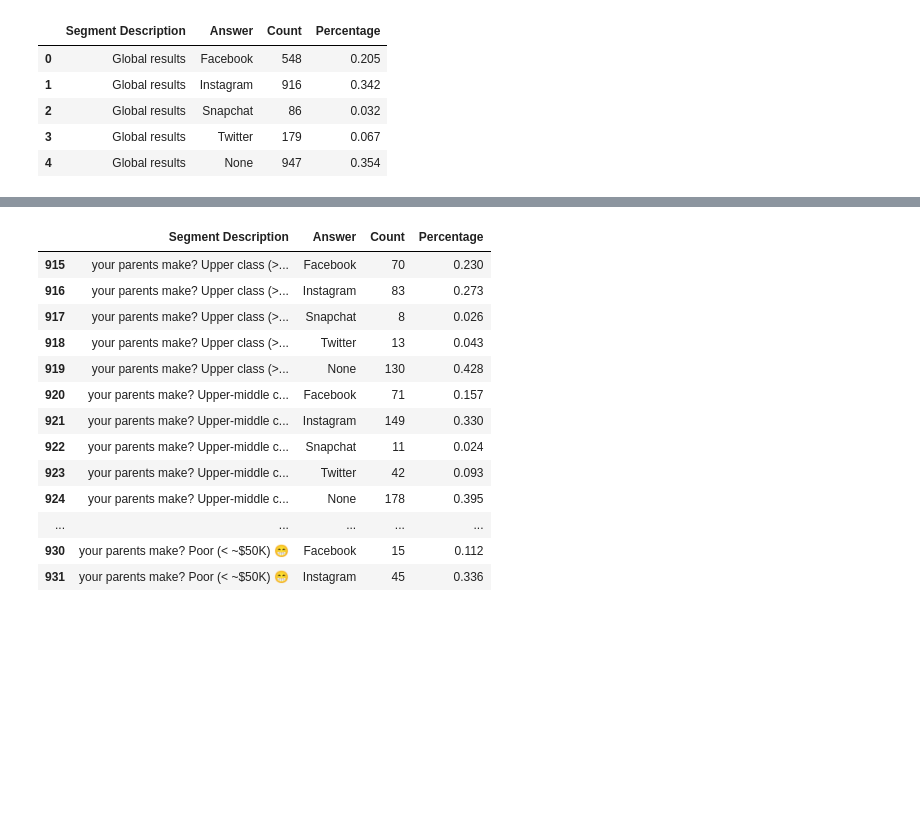
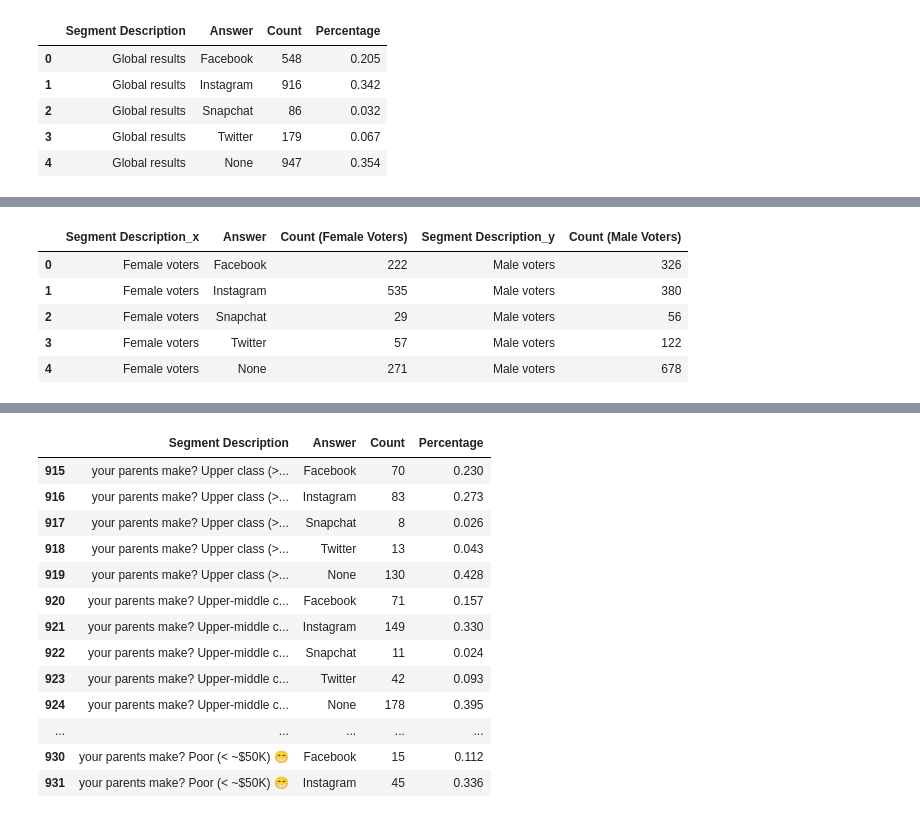
Before and after one commit to sthurstone/Return-Rate-Researchers---Project-I, a Jupyter notebook: social_influence_analysis.ipynb, the cells around one changed output, grey strips where cells are left out. Drawn from its saved outputs; the diff is of its cells as text; code cells hidden in the pictures; blank space fills up the shorter version.

```diff
--- a/social_influence_analysis.ipynb
+++ b/social_influence_analysis.ipynb
@@ -96,0 +76,14 @@ gender_df
+# %%
+# by gender - f/m
+gender_f = pd.DataFrame(initial_data.iloc[10:15, :3])
+gender_m = pd.DataFrame(initial_data.iloc[15:20, :3])
+gender_merge = pd.merge(gender_f, gender_m, on="Answer", how="outer")
+gender_merge = gender_merge.rename(columns={"Count_x":"Count (Female Voters)", "Count_y":"Count (Male Voters)"})
+gender_merge
+# %% [output]
+|  | Segment Description_x | Answer | Count (Female Voters) | Segment Description_y | Count (Male Voters) |
+| 0 | Female voters | Facebook | 222 | Male voters | 326 |
+| 1 | Female voters | Instagram | 535 | Male voters | 380 |
+| 2 | Female voters | Snapchat | 29 | Male voters | 56 |
+| 3 | Female voters | Twitter | 57 | Male voters | 122 |
+| 4 | Female voters | None | 271 | Male voters | 678 |
```
Also changed, not shown: parts of 4 cells of this notebook.
